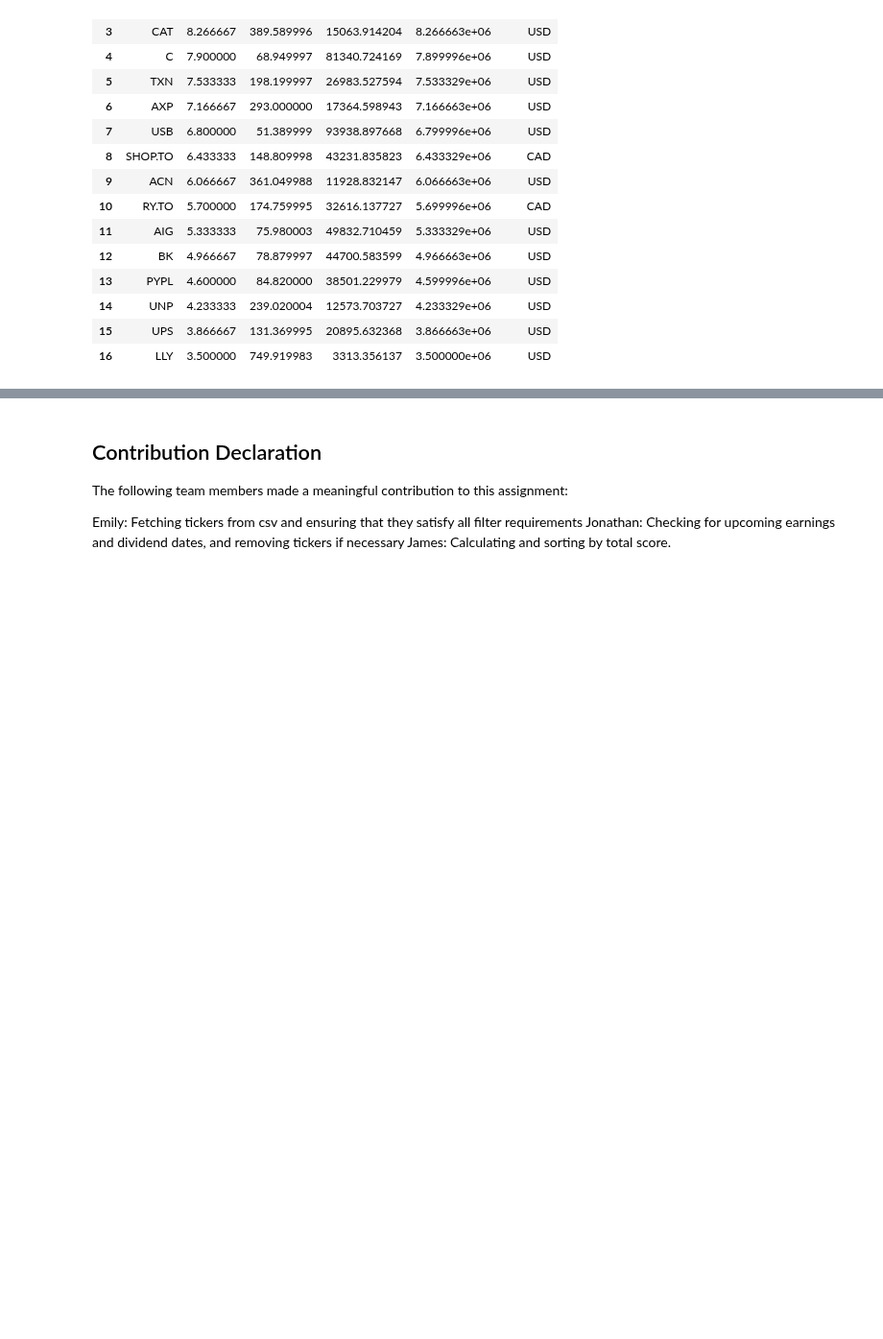
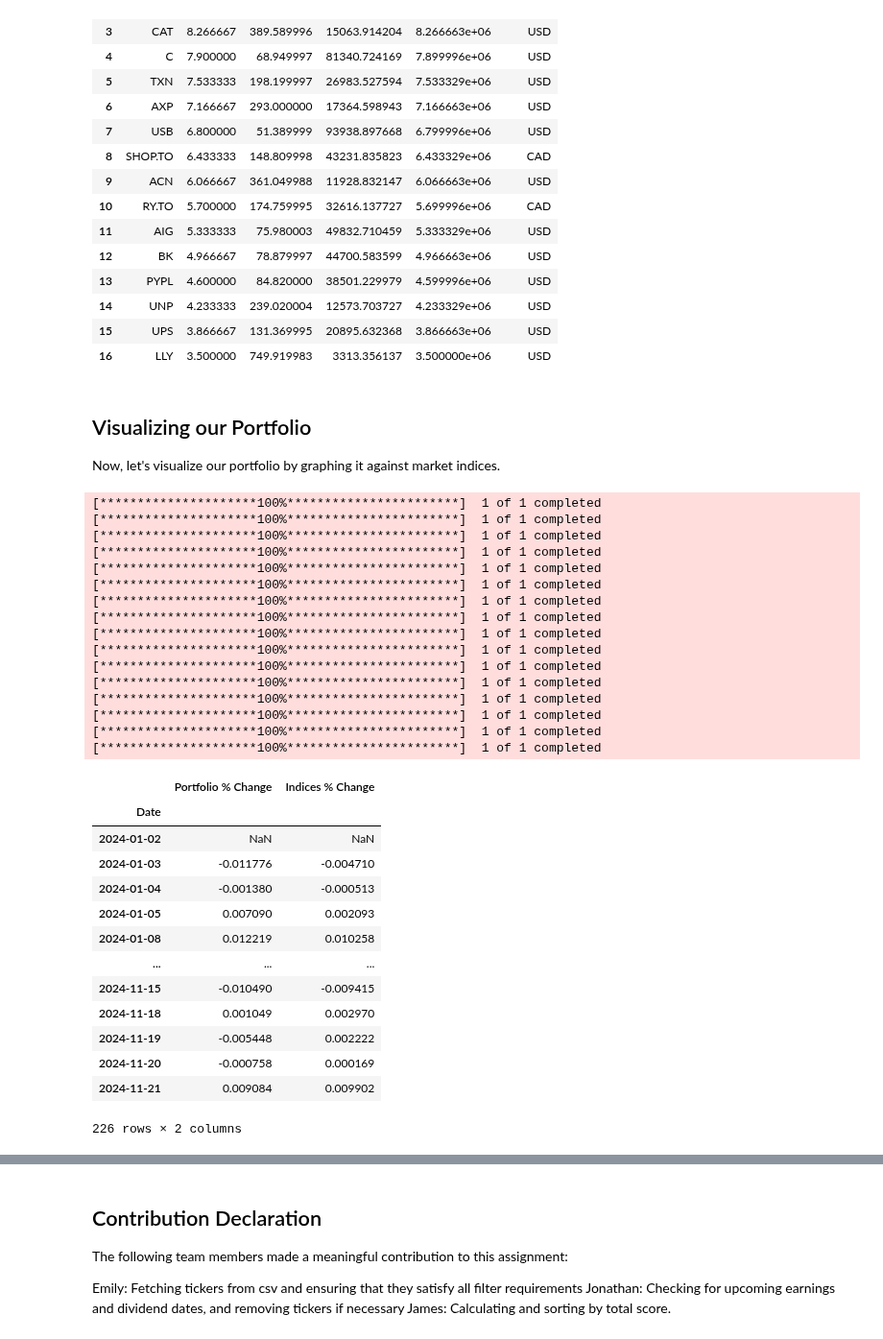
Before and after one commit to emlyqi/cfm101final, a Jupyter notebook: Team_05_Assignment.ipynb, the cells around one changed output, grey strips where cells are left out. Shown at 96% size. Cells and saved outputs as stored; diff of their text form; code cells hidden in the pictures; blank space fills up the shorter version.

```diff
--- a/Team_05_Assignment.ipynb
+++ b/Team_05_Assignment.ipynb
@@ -311,3 +308,64 @@ Portfolio_Final
 | 14 | UNP | 4.233333 | 239.020004 | 12573.703727 | 4.233329e+06 | USD |
 | 15 | UPS | 3.866667 | 131.369995 | 20895.632368 | 3.866663e+06 | USD |
 | 16 | LLY | 3.500000 | 749.919983 | 3313.356137 | 3.500000e+06 | USD |
+# %% [markdown]
+## Visualizing our Portfolio
+Now, let's visualize our portfolio by graphing it against market indices.
+# %%
+#create new dataframe to store stock prices over time period along with portfolio value
+portfolio_prices = pd.DataFrame()
+final_tickers = []
+num_shares = []
+for index, row in Portfolio_Final.iterrows():
+    ticker = row["Ticker"]
+    final_tickers.append(ticker)
+    num_shares.append(row["Shares"])
+    stock_data = yf.download(ticker, start=startdate, end=enddate, period="1mo")["Adj Close"]
+    portfolio_prices[ticker] = stock_data
+
+def calculate_portfolio_value(row):
+    portfolio_value = 0
+    for i, ticker in enumerate(final_tickers):
+        shares = num_shares[i]
+        portfolio_value += row[ticker] * shares
+    return portfolio_value
+
+#apply the function to each row to calculate portfolio value at each time
+portfolio_prices["Portfolio Value"] = portfolio_prices.apply(calculate_portfolio_value, axis=1)
+
+#make a new dataframe for clarity that only shows the changes in return values
+comparison = pd.DataFrame()
+comparison["Portfolio % Change"] = portfolio_prices["Portfolio Value"].pct_change(fill_method=None)
+comparison["Indices % Change"] = avgpct
+comparison
+# %% [output]
+[*********************100%***********************]  1 of 1 completed
+[*********************100%***********************]  1 of 1 completed
+[*********************100%***********************]  1 of 1 completed
+[*********************100%***********************]  1 of 1 completed
+[*********************100%***********************]  1 of 1 completed
+[*********************100%***********************]  1 of 1 completed
+[*********************100%***********************]  1 of 1 completed
+[*********************100%***********************]  1 of 1 completed
+[*********************100%***********************]  1 of 1 completed
+[*********************100%***********************]  1 of 1 completed
+[*********************100%***********************]  1 of 1 completed
+[*********************100%***********************]  1 of 1 completed
+[*********************100%***********************]  1 of 1 completed
+[*********************100%***********************]  1 of 1 completed
+[*********************100%***********************]  1 of 1 completed
+[*********************100%***********************]  1 of 1 completed
+|  | Portfolio % Change | Indices % Change |
+| Date |  |  |
+| 2024-01-02 | NaN | NaN |
+| 2024-01-03 | -0.011776 | -0.004710 |
+| 2024-01-04 | -0.001380 | -0.000513 |
+| 2024-01-05 | 0.007090 | 0.002093 |
+| 2024-01-08 | 0.012219 | 0.010258 |
+| ... | ... | ... |
+| 2024-11-15 | -0.010490 | -0.009415 |
+| 2024-11-18 | 0.001049 | 0.002970 |
+| 2024-11-19 | -0.005448 | 0.002222 |
+| 2024-11-20 | -0.000758 | 0.000169 |
+| 2024-11-21 | 0.009084 | 0.009902 |
+226 rows × 2 columns
```
Also changed, not shown: parts of 5 cells of this notebook.
